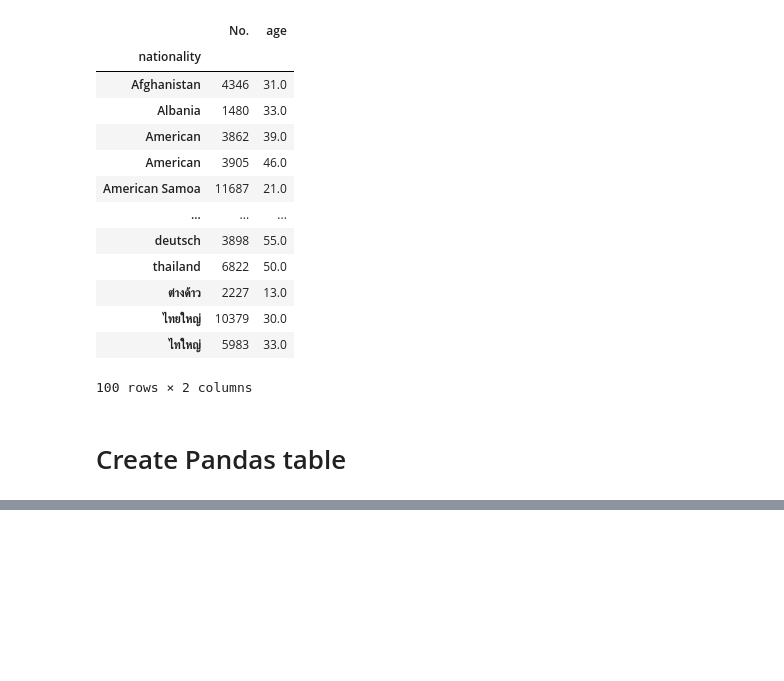
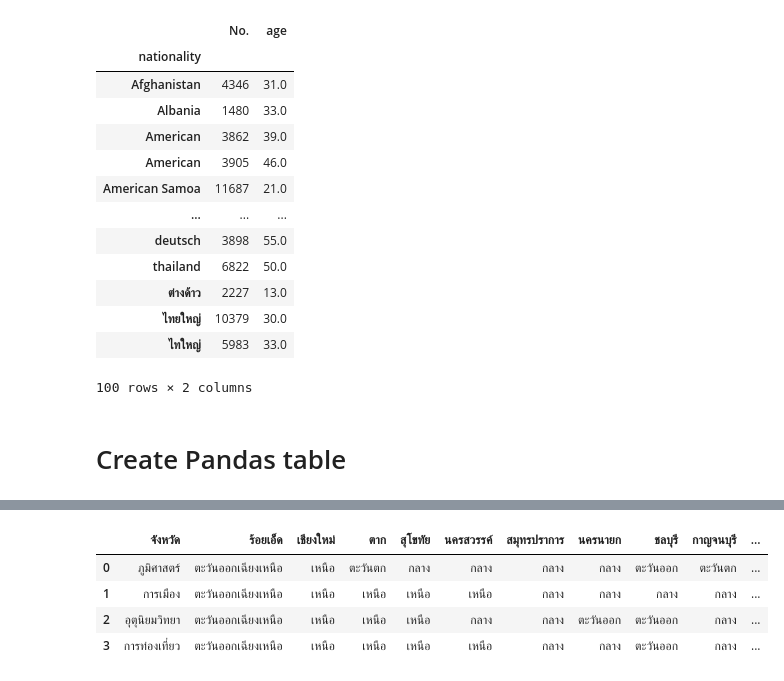
Before and after one commit to Jiraporn-klobrat/data_viz_2022, a Jupyter notebook: Pandas102.ipynb, the cells around one changed output, grey strips where cells are left out. Cells and saved outputs as stored; diff of their text form; code cells hidden in the pictures; blank space fills up the shorter version.

```diff
--- a/Pandas102.ipynb
+++ b/Pandas102.ipynb
@@ -417,0 +493,24 @@ data_df.groupby('nationality').min(' ')
+# %%
+data_HW = {'จังหวัด':['ภูมิศาสตร์','การเมือง','อุตุนิยมวิทยา','การท่องเที่ยว'],
+                   'ร้อยเอ็ด':['ตะวันออกเฉียงเหนือ','ตะวันออกเฉียงเหนือ','ตะวันออกเฉียงเหนือ','ตะวันออกเฉียงเหนือ'],
+                   'เชียงใหม่':['เหนือ','เหนือ','เหนือ','เหนือ'],
+                   'ตาก':['ตะวันตก','เหนือ','เหนือ','เหนือ'],
+                   'สุโขทัย':['กลาง','เหนือ','เหนือ','เหนือ'],
+                   'นครสวรรค์':['กลาง','เหนือ','กลาง','เหนือ'],
+                   'สมุทรปราการ':['กลาง','กลาง','กลาง','กลาง'],
+                   'นครนายก':['กลาง','กลาง','ตะวันออก','กลาง'],
+                   'ชลบุรี':['ตะวันออก','กลาง','ตะวันออก','ตะวันออก'],
+                   'กาญจนบุรี':['ตะวันตก','กลาง','กลาง','กลาง'],
+                   'เพชรบุรี':['ตะวันตก','กลาง','ใต้ฝั่งตะวันตก','กลาง'],
+                   'ชุมพร':['ใต้','ใต้','ใต้ฝั่งตะวันตก/ใต้ฝั่งอ่าวไทย','ใต้'],
+                   'กระบี่':['ใต้','ใต้','ใต้ฝั่งตะวันตก/ใต้ฝั่งอันดามัน','ใต้'],
+}
+# %%
+data_HW = pd.DataFrame.from_dict(data_HW)
+data_HW
+# %% [output]
+|  | จังหวัด | ร้อยเอ็ด | เชียงใหม่ | ตาก | สุโขทัย | นครสวรรค์ | สมุทรปราการ | นครนายก | ชลบุรี | กาญจนบุรี | ... |
+| 0 | ภูมิศาสตร์ | ตะวันออกเฉียงเหนือ | เหนือ | ตะวันตก | กลาง | กลาง | กลาง | กลาง | ตะวันออก | ตะวันตก | ... |
+| 1 | การเมือง | ตะวันออกเฉียงเหนือ | เหนือ | เหนือ | เหนือ | เหนือ | กลาง | กลาง | กลาง | กลาง | ... |
+| 2 | อุตุนิยมวิทยา | ตะวันออกเฉียงเหนือ | เหนือ | เหนือ | เหนือ | กลาง | กลาง | ตะวันออก | ตะวันออก | กลาง | ... |
+| 3 | การท่องเที่ยว | ตะวันออกเฉียงเหนือ | เหนือ | เหนือ | เหนือ | เหนือ | กลาง | กลาง | ตะวันออก | กลาง | ... |
```
Also changed, not shown: parts of 18 cells of this notebook.
